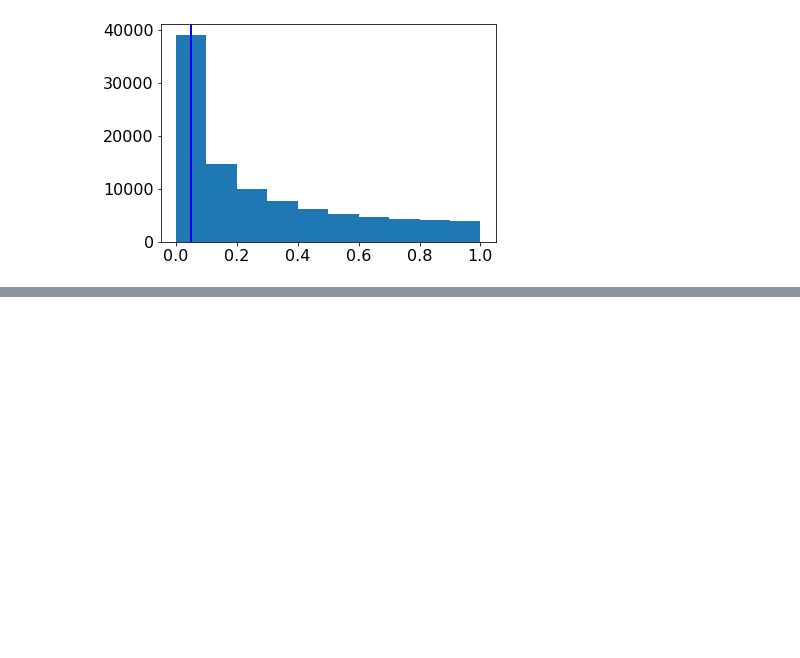
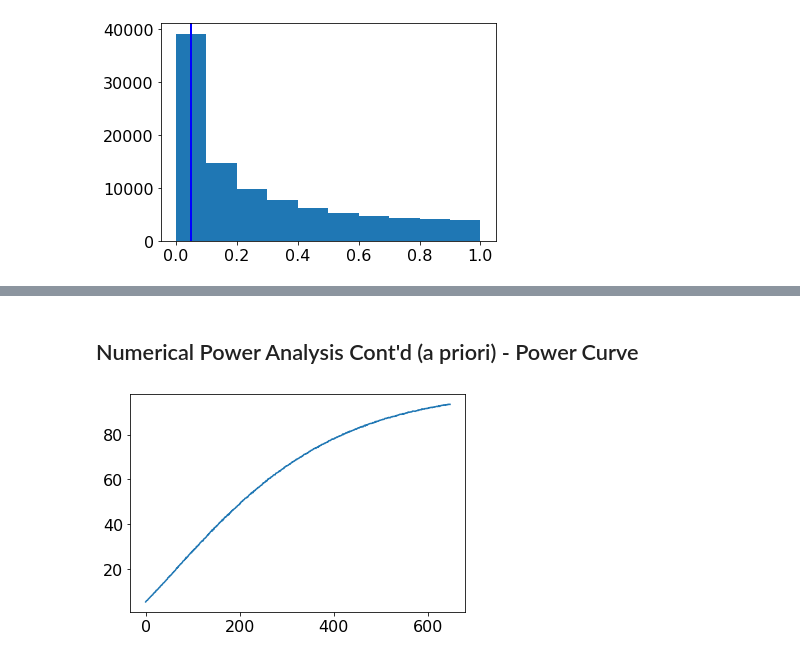
Before and after one commit to tulimid1/Advanced-Biomedical-Experimental-Design-and-Statistics, a Jupyter notebook: Effect Size and Power/EffectSizeAndPower.ipynb, the cells around one changed output, grey strips where cells are left out. Drawn from its saved outputs; the diff is of its cells as text; code cells hidden in the pictures; blank space fills up the shorter version.

```diff
--- a/Effect Size and Power/EffectSizeAndPower.ipynb
+++ b/Effect Size and Power/EffectSizeAndPower.ipynb
@@ -194,0 +200,22 @@ np.sum(PVALUES1 < 0.05) / len(PVALUES1) * 100
+# %% [markdown]
+## Numerical Power Analysis Cont'd (a priori) - Power Curve
+# %%
+min_n = 2
+max_n = 650
+POWER1 = np.zeros((max_n - min_n,)) # initialize NaN array
+for n in np.arange(min_n, max_n):
+    PVALUES1 = np.zeros((100000,)) # initialize NaN array
+    for i in range(len(PVALUES1)):
+        group1 = np.random.normal(loc=300.4, scale=34.9, size=(n,))
+        group2 = np.random.normal(loc=306.7, scale=30.1, size=(n,))
+        pval = stats.ttest_ind(group1, group2)[1]
+        PVALUES1[i] = pval
+    POWER1[n-2] = sum(PVALUES1 < 0.05) / 100000 * 100
+# %%
+fig = plt.figure()
+plt.plot(POWER1)
+plt.show()
+
+sf.best_save(fig, 'NPA_curve')
+# %% [output]
+[figure, added]
```
Also changed, not shown: parts of 8 cells of this notebook, 5 other files.
